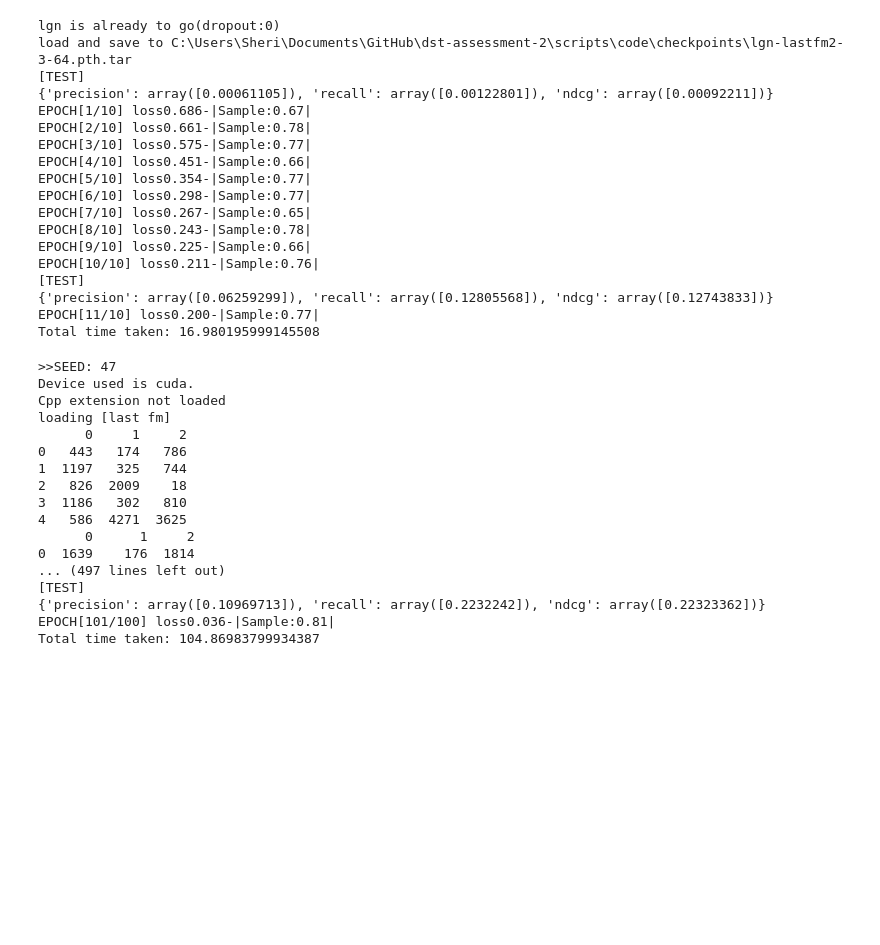
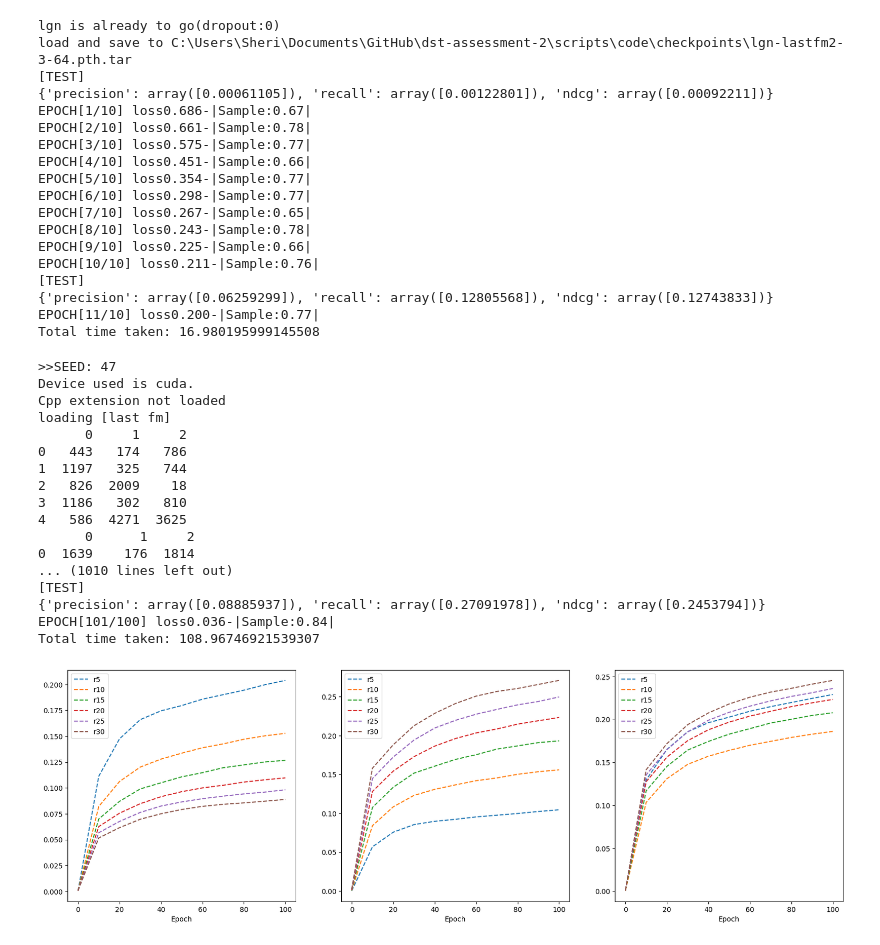
Before and after one commit to elimiller7/dst-assessment-2, a Jupyter notebook: SheridanH/LightGCN.ipynb, the cells around one changed output. Drawn from its saved outputs; the diff is of its cells as text; code cells hidden in the pictures; blank space fills up the shorter version.

```diff
--- a/SheridanH/LightGCN.ipynb
+++ b/SheridanH/LightGCN.ipynb
@@ -294,9 +294,12 @@ EPOCH[10/10] loss0.211-|Sample:0.76|
 EPOCH[11/10] loss0.200-|Sample:0.77|
 Total time taken: 16.980195999145508
 # %%
-%run -i ../scripts/LightGCN/main.py --decay=1e-4 --lr=0.001 --layer=3 --seed=47 --dataset="lastfm2" --topks="[10]" --recdim=64 --epochs=100 --device=GPU
-%run -i ../scripts/LightGCN/main.py --decay=1e-4 --lr=0.001 --layer=3 --seed=47 --dataset="lastfm2" --topks="[20]" --recdim=64 --epochs=100 --device=GPU
-%run -i ../scripts/LightGCN/main.py --decay=1e-4 --lr=0.001 --layer=3 --seed=47 --dataset="lastfm2" --topks="[20]" --recdim=64 --epochs=100 --device=GPU
+from IPython import get_ipython
+
+for ks in [5,10,15,20,25,30]:
+    get_ipython().run_line_magic('run', f'-i ../scripts/LightGCN/main.py --decay=1e-4 --lr=0.001 --layer=3 --seed=47 --dataset="lastfm2" --topks="[{ks}]" --recdim=64 --epochs=100 --device=GPU')
+
+# %run -i "../scripts/LightGCN/main.py" --decay=1e-4 --lr=0.001 --layer=3 --seed=47 --dataset="lastfm2" --topks="[25]" --recdim=64 --epochs=100 --device=GPU
 # %% [output]
 >>SEED: 47
 Device used is cuda.
@@ -310,11 +313,11 @@ loading [last fm]
 4   586  4271  3625
       0      1     2
 0  1639    176  1814
-... (497 lines left out)
+... (1010 lines left out)
 [TEST]
-{'precision': array([0.10969713]), 'recall': array([0.2232242]), 'ndcg': array([0.22323362])}
-EPOCH[101/100] loss0.036-|Sample:0.81|
-Total time taken: 104.86983799934387
+{'precision': array([0.08885937]), 'recall': array([0.27091978]), 'ndcg': array([0.2453794])}
+EPOCH[101/100] loss0.036-|Sample:0.84|
+Total time taken: 108.96746921539307
 # %%
 from model import LightGCN
 from register import dataset
@@ -343,0 +337,25 @@ plt.legend()
+# %%
+results = pd.read_csv(os.path.join('..','scripts','LightGCN','results','results.csv'),index_col='Unnamed: 0')
+r5 = results[:11]
+r10 = results[11:22]
+r15 = results[22:33]
+r20 = results[33:44]
+r25 = results[44:55]
+r30 = results[55:]
+
+fig, (ax1, ax2, ax3) = plt.subplots(1, 3, figsize=(20, 6))
+
+for df in [r5, r10, r15, r20, r25, r30]:
+    ax1.plot(df.index, df['precision'], '--', label=get_df_name(df, globals()))
+    ax2.plot(df.index, df['recall'], '--', label=get_df_name(df, globals()))
+    ax3.plot(df.index, df['ndcg'], '--', label=get_df_name(df, globals()))
+
+ax1.set_xlabel('Epoch')
+ax2.set_xlabel('Epoch')
+ax3.set_xlabel('Epoch')
+ax1.legend()
+ax2.legend()
+ax3.legend()
+plt.show()
+# %% [output]
+[figure, added]
```
Also changed, not shown: parts of 3 cells of this notebook, 4 other files.
